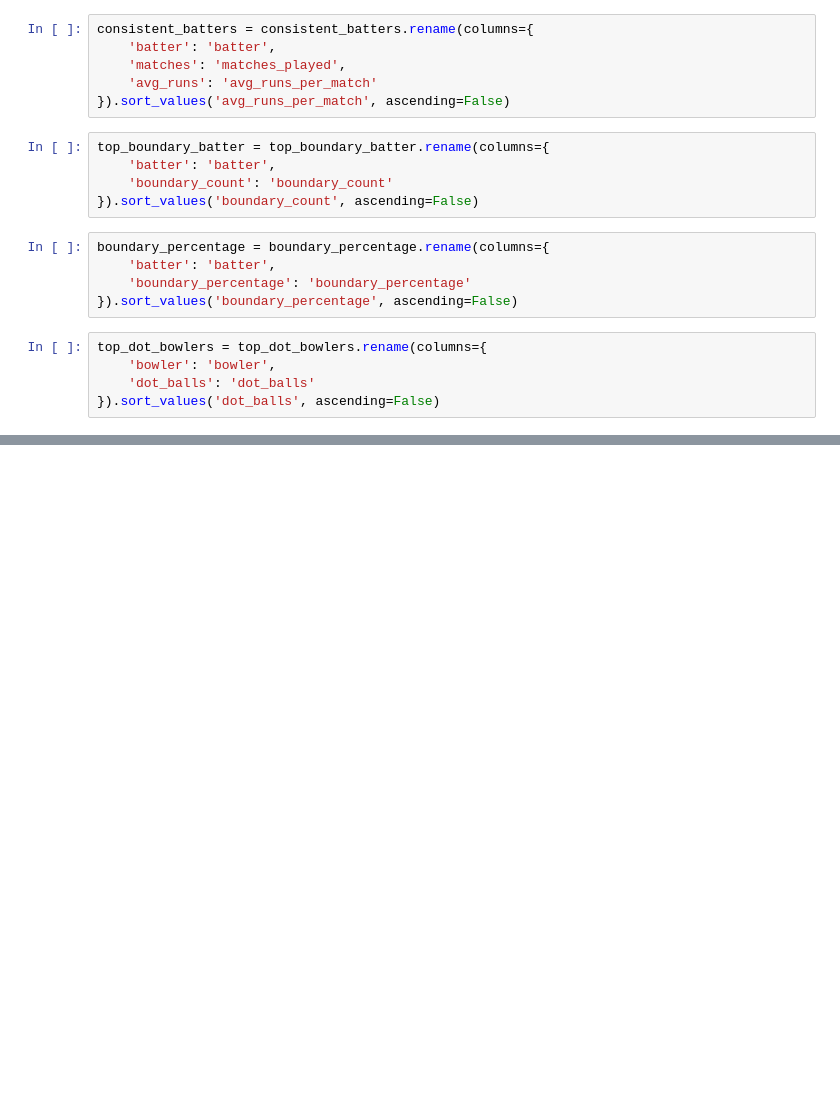
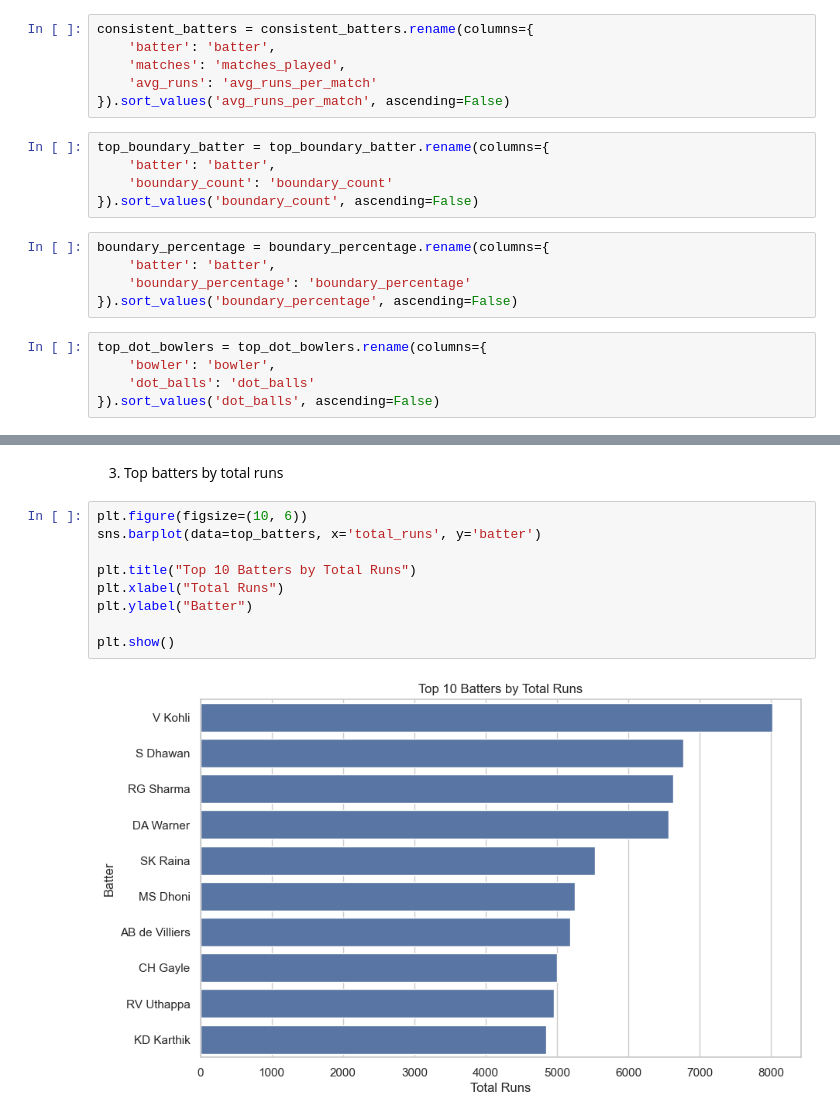
Before and after one commit to saiyeshwin/IPLCaseStudy-pandas-visualization, a Jupyter notebook: ipl.ipynb, the cells around one changed output, grey strips where cells are left out. Cells and saved outputs as stored; diff of their text form; blank space fills up the shorter version.

```diff
--- a/ipl.ipynb
+++ b/ipl.ipynb
@@ -787,0 +863,13 @@ top_dot_bowlers = top_dot_bowlers.rename(columns={
+# %% [markdown]
+3. Top batters by total runs
+# %%
+plt.figure(figsize=(10, 6))
+sns.barplot(data=top_batters, x='total_runs', y='batter')
+
+plt.title("Top 10 Batters by Total Runs")
+plt.xlabel("Total Runs")
+plt.ylabel("Batter")
+
+plt.show()
+# %% [output]
+[figure, added]
```
Also changed, not shown: parts of 56 cells of this notebook, 6 other files.
